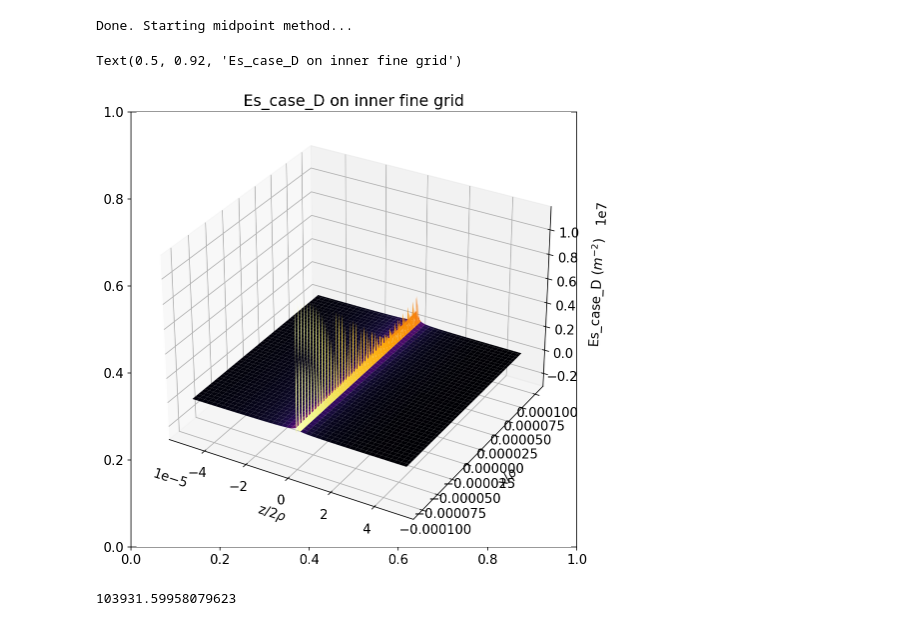
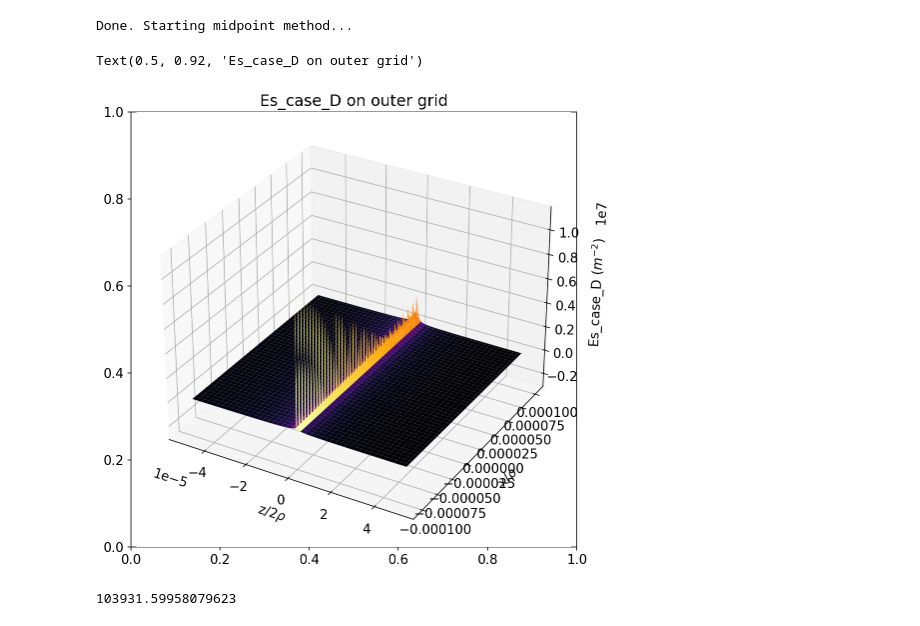
Before and after one commit to weiyuanlou/PyCSR2D, a Jupyter notebook: benchmarking/one_bend_transient/inner_grid.ipynb, the cells around one changed output. Saved outputs shown, nothing was run; the diff lists cells and outputs as text; code cells hidden in the pictures.

```diff
--- a/benchmarking/one_bend_transient/inner_grid.ipynb
+++ b/benchmarking/one_bend_transient/inner_grid.ipynb
@@ -129,16 +129,16 @@ meshes = np.meshgrid(*vecs, indexing='ij')  # this gives zm2 and xm2
 # %%
 fig, ax = plt.subplots(figsize=(8,8))
 ax = plt.axes(projection='3d')
 ax.plot_surface(*meshes, Es_case_D_grid_IGF, cmap='inferno', zorder=1)
 
 ax.set_xlabel(r'z/$2\rho$')
 ax.set_ylabel(r'x/$\rho$')
 ax.set_zlabel(r'Es_case_D $(m^{-2}$) ')
 ax.zaxis.labelpad = 10
-ax.set_title(r'Es_case_D on inner fine grid')
+ax.set_title(r'Es_case_D on outer grid')
 # %% [output]
-Text(0.5, 0.92, 'Es_case_D on inner fine grid')
+Text(0.5, 0.92, 'Es_case_D on outer grid')
-[figure, old version]
+[figure, new version]
 # %%
 def transient_calc_lambda_D_super_z(z_observe):
     return transient_calc_lambda_D(phi_m, lamb, z_observe, x_observe, zvec, xvec, dz, dx, lambda_grid_filtered, Es_case_D_grid_IGF)
```
Also changed, not shown: parts of 14 cells of this notebook, 3 other files.
